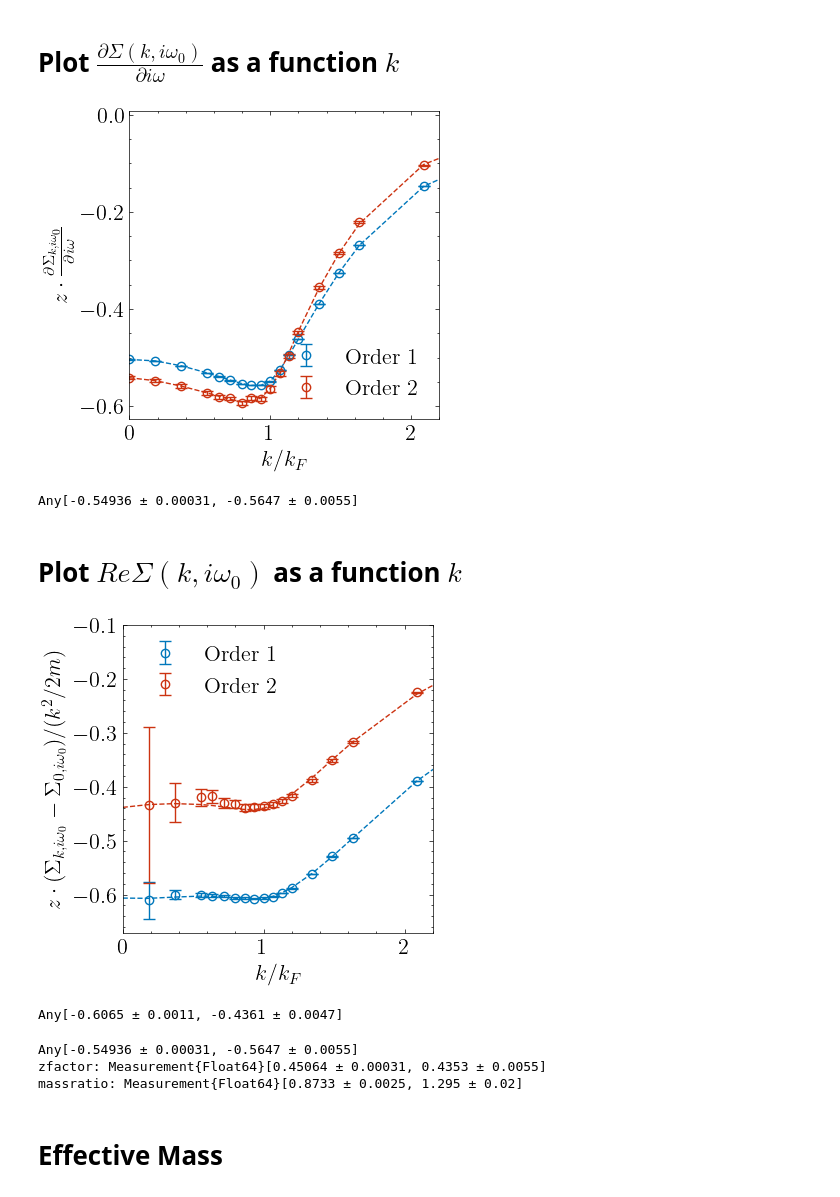
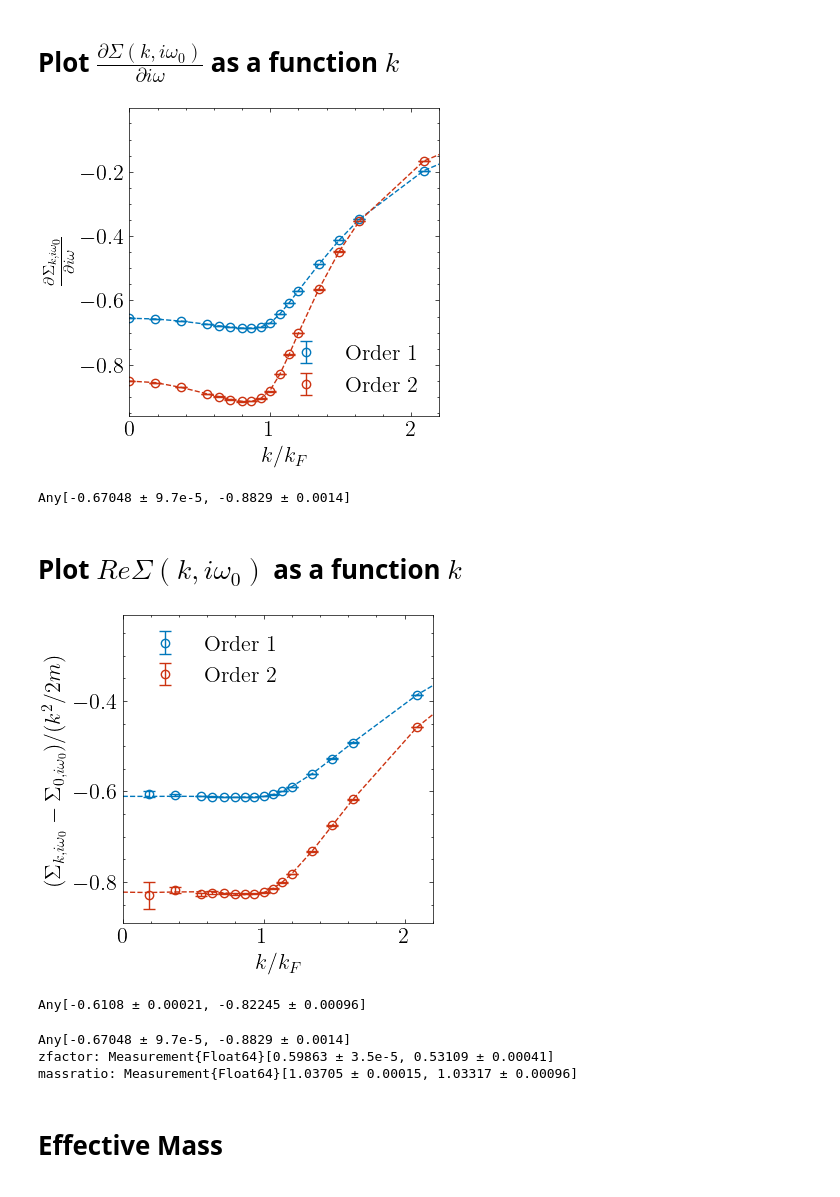
Before and after one commit to numericalEFT/ElectronLiquid.jl, a Jupyter notebook: sigma/plotK.ipynb, the cells around one changed output. Cells and saved outputs as stored; diff of their text form; code cells hidden in the pictures.

```diff
--- a/sigma/plotK.ipynb
+++ b/sigma/plotK.ipynb
@@ -11,7 +11,7 @@ include("Kplot.jl")
 #para = ParaMC(rs = 5.0, Fs =-1.0, beta =100.0, mass2=1.0e-5, order = 2)
 #Zrenorm = true
 
-para = ParaMC(rs = 5.0, Fs =-1.0, beta =100.0, mass2=1.0e-5, order = 2)
-Zrenorm = true
+para = ParaMC(rs = 5.0, Fs =-0.0, beta =100.0, mass2=1.0e-5, order = 2)
+Zrenorm = false
 # %% [output]
 Base.Iterators.Pairs{Symbol, Real, Tuple{Symbol, Symbol}, NamedTuple{(:Λs, :spin), Tuple{Float64, Int64}}}(:Λs => 1.0e-5, :spin => 2)
@@ -72,12 +72,12 @@ else
     ylabel(L"$\frac{\partial \Sigma_{k, i\omega_0}}{\partial i \omega}$")
 end
 legend(loc=4)
-#savefig("sigmaZ_rs$(para.rs)_Fs$(para.Fs)_$(para.dim)d.pdf")
+savefig("sigmaZ_rs$(para.rs)_Fs$(para.Fs)_$(para.dim)d.pdf")
 println(dZ)
 #plot.plt.show()
 # %% [output]
-[figure, old version]
+[figure, new version]
-Any[-0.54936 ± 0.00031, -0.5647 ± 0.0055]
+Any[-0.67048 ± 9.7e-5, -0.8829 ± 0.0014]
 # %% [markdown]
 # Plot $Re\Sigma(k, i\omega_0)$ as a function $k$
 # %%
@@ -105,36 +105,36 @@ for o in 1:para.order
     #y ./= para.EF
     #e ./=para.EF
     y ./= (kgrid.grid).^2/(2*para.me)
     e ./= (kgrid.grid).^2/(2*para.me)
     # println(zk[o])
     errorbar(kgrid.grid / kF, y, yerr=e, color=color[o], capsize=4, fmt="o", markerfacecolor="none", label="Order $o")
     push!(dmp, measurement(y[kF_label], e[kF_label]))
     # yfit = signal.savgol_filter(y, 5, 3)
     x = kgrid.grid / kF
     y[1:3] .= y[kF_label]
     e[1:3] .= e[kF_label]
     spl = interp.UnivariateSpline(x, y, w=1.0 ./ e)
     yfit = spl(x)
     plot(x, yfit, color=color[o], linestyle="--")
     #println(y)
     #println(yfit)
 end
 #xlim([kgrid.grid[1] / kF, kgrid.grid[end] / kF])
 xlim([kgrid.grid[1] / kF, 2.2])
 #ylim([-1.0, 0.0])
 xlabel(L"$k/k_F$")
 
 if Zrenorm
     ylabel(L"$z \cdot (\Sigma_{k, i\omega_0}-\Sigma_{0, i\omega_0})/(k^2/2m)$")
 else
     ylabel(L"$(\Sigma_{k, i\omega_0}-\Sigma_{0, i\omega_0})/(k^2/2m)$")
 end
 legend(loc=2)
-#savefig("sigmaK_rs$(para.rs)_Fs$(para.Fs)_$(para.dim)d.pdf")
+savefig("sigmaK_rs$(para.rs)_Fs$(para.Fs)_$(para.dim)d.pdf")
 println(dmp)
 # %% [output]
-[figure, old version]
+[figure, new version]
-Any[-0.6065 ± 0.0011, -0.4361 ± 0.0047]
+Any[-0.6108 ± 0.00021, -0.82245 ± 0.00096]
 # %%
 println(dZ)
 if Zrenorm == false
@@ -150,9 +150,9 @@ else
     println("massratio: $m")
 end
 # %% [output]
-Any[-0.54936 ± 0.00031, -0.5647 ± 0.0055]
-zfactor: Measurement{Float64}[0.45064 ± 0.00031, 0.4353 ± 0.0055]
-massratio: Measurement{Float64}[0.8733 ± 0.0025, 1.295 ± 0.02]
+Any[-0.67048 ± 9.7e-5, -0.8829 ± 0.0014]
+zfactor: Measurement{Float64}[0.59863 ± 3.5e-5, 0.53109 ± 0.00041]
+massratio: Measurement{Float64}[1.03705 ± 0.00015, 1.03317 ± 0.00096]
 # %% [markdown]
 # Effective Mass
 # %%
```
Also changed, not shown: parts of 4 cells of this notebook, 6 other files.
